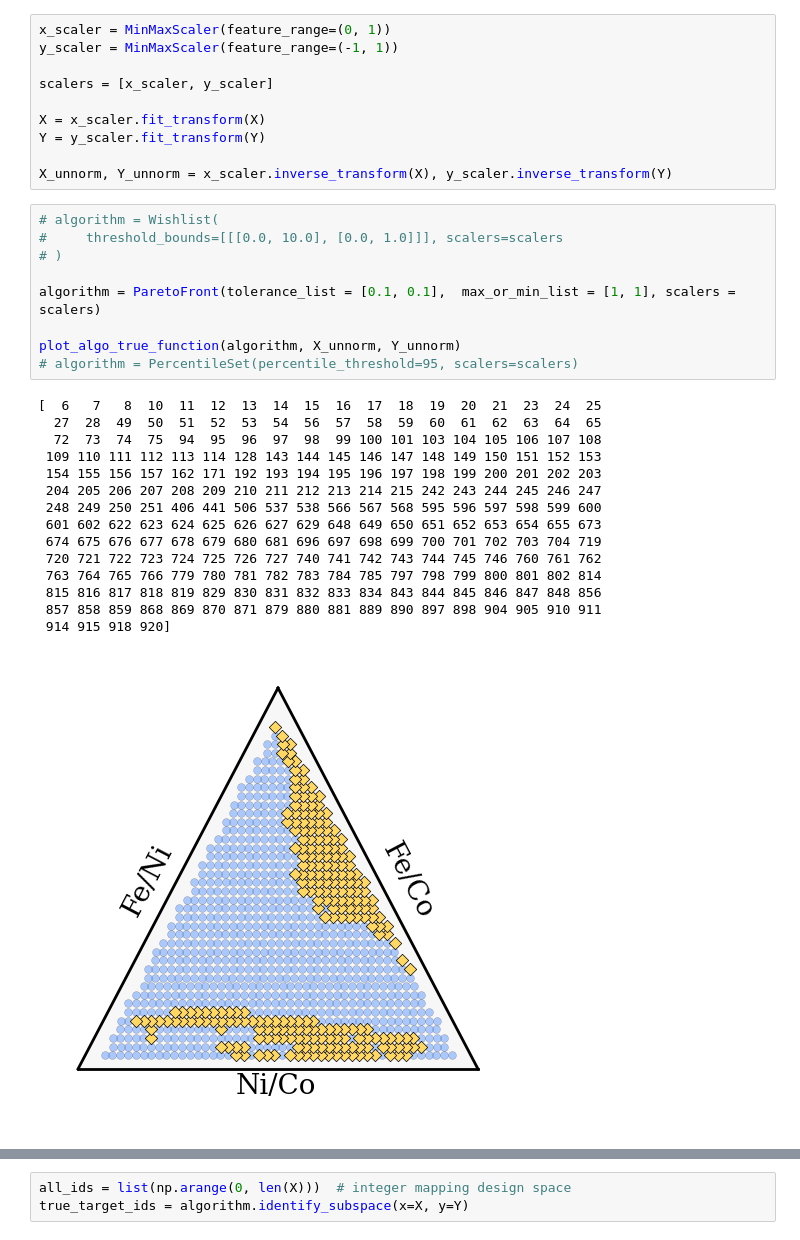
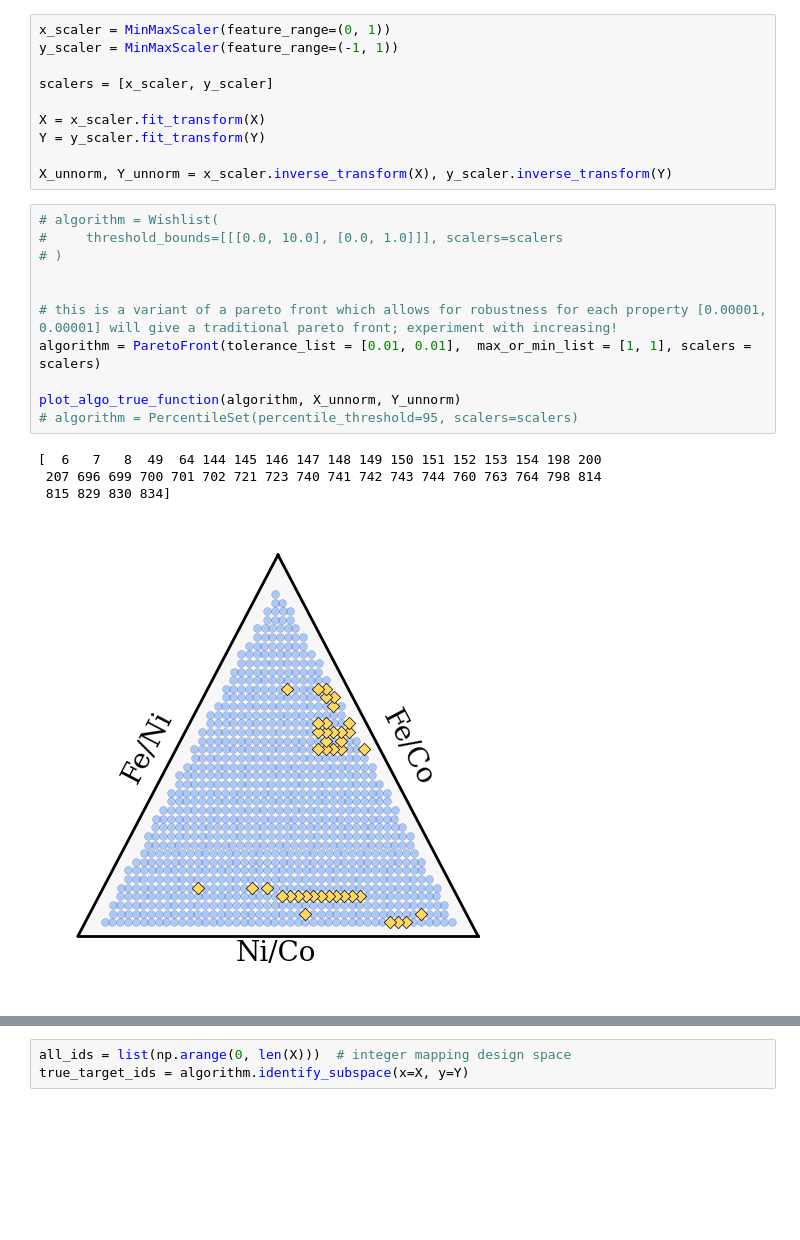
Before and after one commit to src47/multibax-sklearn, a Jupyter notebook: notebooks/tutorials/tutorial_2_data_acquisition_using_BAX.ipynb, the cells around one changed output, grey strips where cells are left out. Saved outputs shown, nothing was run; the diff lists cells and outputs as text; blank space fills up the shorter version.

```diff
--- a/notebooks/tutorials/tutorial_2_data_acquisition_using_BAX.ipynb
+++ b/notebooks/tutorials/tutorial_2_data_acquisition_using_BAX.ipynb
@@ -51,25 +51,16 @@ X_unnorm, Y_unnorm = x_scaler.inverse_transform(X), y_scaler.inverse_transform(Y
 # %%
 # algorithm = Wishlist(
 #     threshold_bounds=[[[0.0, 10.0], [0.0, 1.0]]], scalers=scalers
 # )
 
-algorithm = ParetoFront(tolerance_list = [0.1, 0.1],  max_or_min_list = [1, 1], scalers = scalers)
+
+# this is a variant of a pareto front which allows for robustness for each property [0.00001, 0.00001] will give a traditional pareto front; experiment with increasing!
+algorithm = ParetoFront(tolerance_list = [0.01, 0.01],  max_or_min_list = [1, 1], scalers = scalers)
 
 plot_algo_true_function(algorithm, X_unnorm, Y_unnorm)
 # algorithm = PercentileSet(percentile_threshold=95, scalers=scalers)
 # %% [output]
-[  6   7   8  10  11  12  13  14  15  16  17  18  19  20  21  23  24  25
-  27  28  49  50  51  52  53  54  56  57  58  59  60  61  62  63  64  65
-  72  73  74  75  94  95  96  97  98  99 100 101 103 104 105 106 107 108
- 109 110 111 112 113 114 128 143 144 145 146 147 148 149 150 151 152 153
- 154 155 156 157 162 171 192 193 194 195 196 197 198 199 200 201 202 203
- 204 205 206 207 208 209 210 211 212 213 214 215 242 243 244 245 246 247
- 248 249 250 251 406 441 506 537 538 566 567 568 595 596 597 598 599 600
- 601 602 622 623 624 625 626 627 629 648 649 650 651 652 653 654 655 673
- 674 675 676 677 678 679 680 681 696 697 698 699 700 701 702 703 704 719
- 720 721 722 723 724 725 726 727 740 741 742 743 744 745 746 760 761 762
- 763 764 765 766 779 780 781 782 783 784 785 797 798 799 800 801 802 814
- 815 816 817 818 819 829 830 831 832 833 834 843 844 845 846 847 848 856
- 857 858 859 868 869 870 871 879 880 881 889 890 897 898 904 905 910 911
- 914 915 918 920]
+[  6   7   8  49  64 144 145 146 147 148 149 150 151 152 153 154 198 200
+ 207 696 699 700 701 702 721 723 740 741 742 743 744 760 763 764 798 814
+ 815 829 830 834]
-[figure, old version]
+[figure, new version]
```
Also changed, not shown: parts of 3 cells of this notebook, 1 other file.
